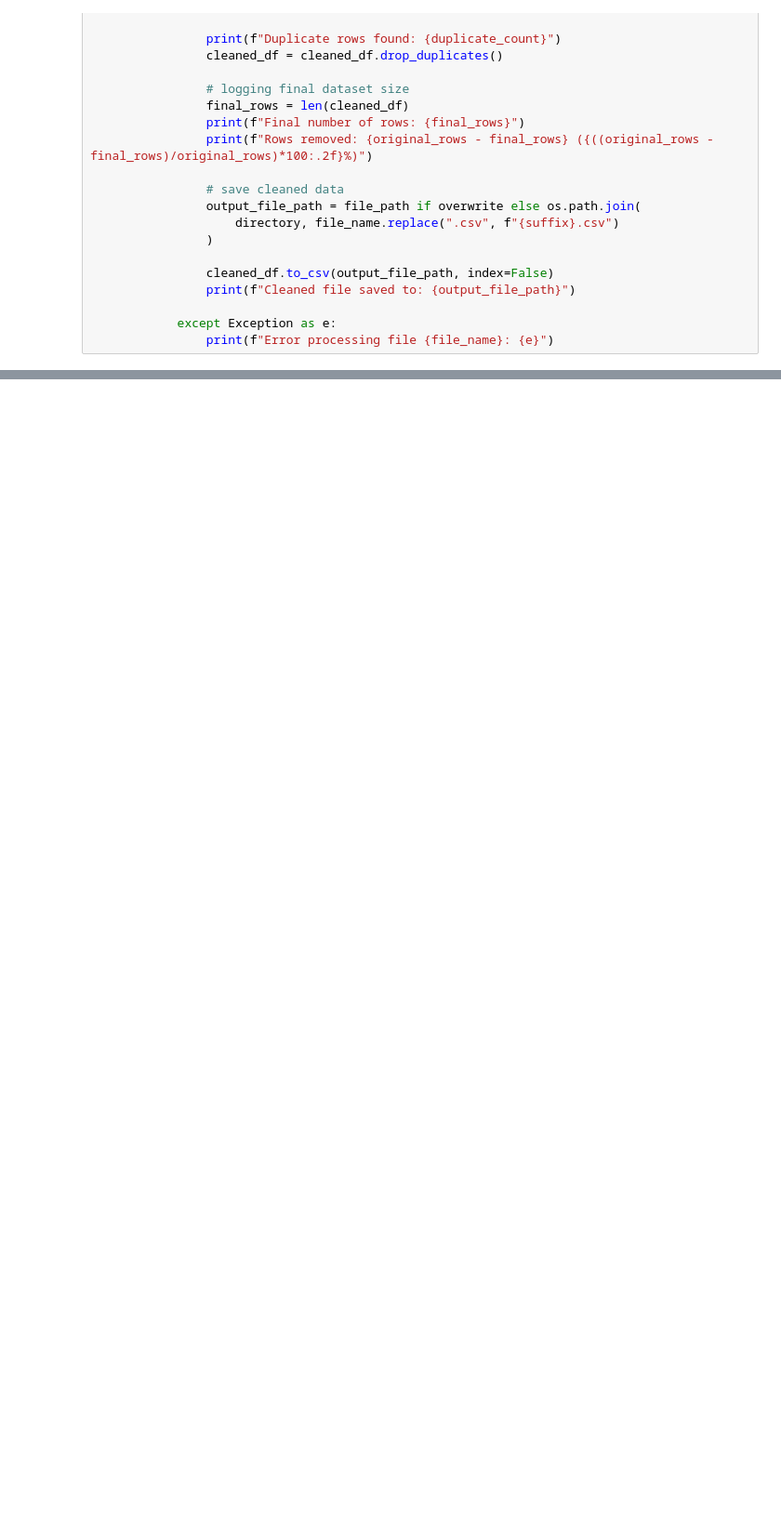
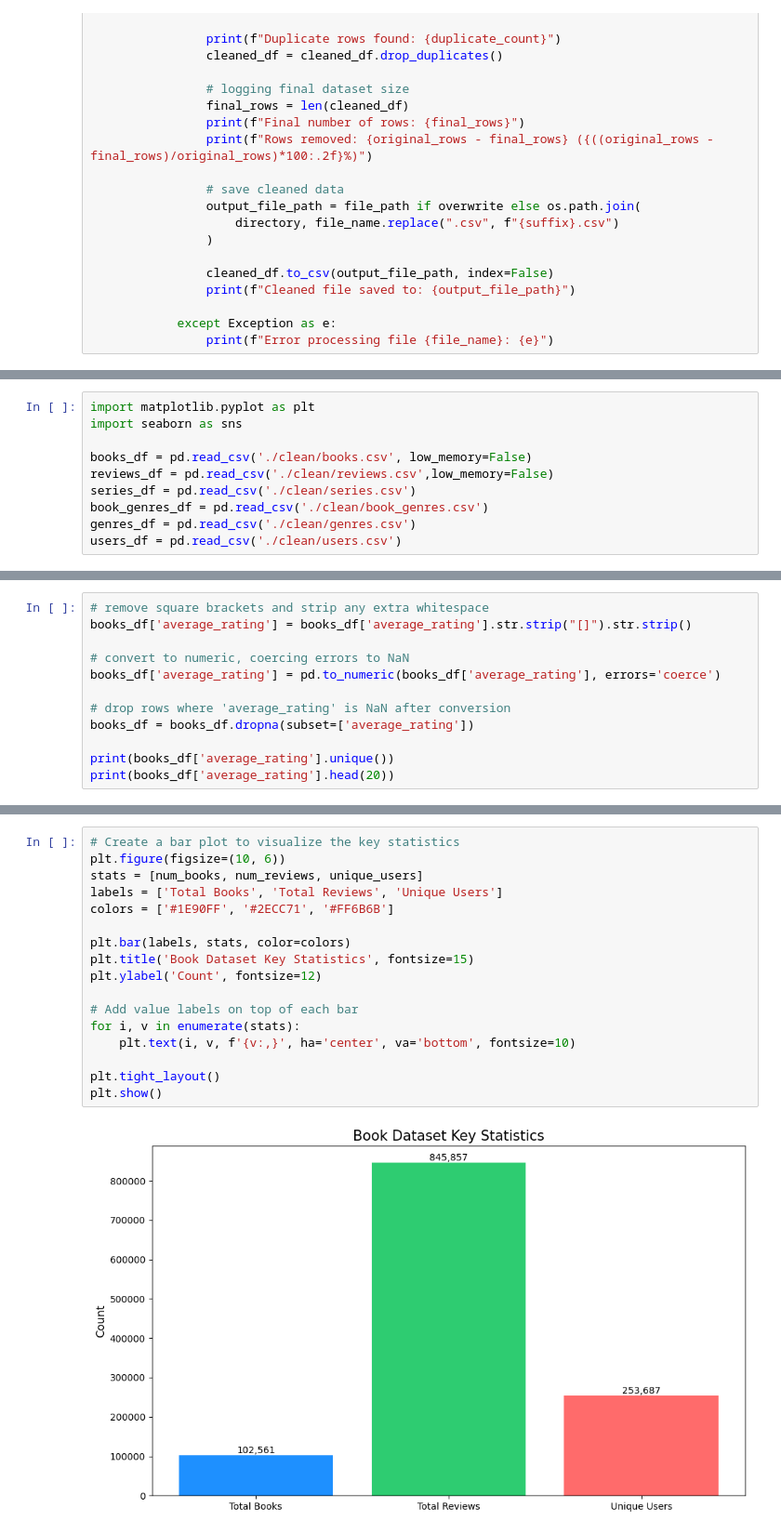
Before and after one commit to hwangisgone/book-rec-2, a Jupyter notebook: data-pipeline/clean_data.ipynb, the cells around one changed output, grey strips where cells are left out. Shown at 93% size. Drawn from its saved outputs; the diff is of its cells as text; blank space fills up the shorter version.

```diff
--- a/data-pipeline/clean_data.ipynb
+++ b/data-pipeline/clean_data.ipynb
@@ -500,3 +452,13 @@ Duplicate rows found: 0
 Final number of rows: 5949
 Rows removed: 0 (0.00%)
 Cleaned file saved to: ./clean/series.csv
+# %%
+import matplotlib.pyplot as plt
+import seaborn as sns
+
+books_df = pd.read_csv('./clean/books.csv', low_memory=False)
+reviews_df = pd.read_csv('./clean/reviews.csv',low_memory=False)
+series_df = pd.read_csv('./clean/series.csv')
+book_genres_df = pd.read_csv('./clean/book_genres.csv')
+genres_df = pd.read_csv('./clean/genres.csv')
+users_df = pd.read_csv('./clean/users.csv')
@@ -502,0 +486,12 @@ Cleaned file saved to: ./clean/series.csv
+# %%
+# remove square brackets and strip any extra whitespace
+books_df['average_rating'] = books_df['average_rating'].str.strip("[]").str.strip()
+
+# convert to numeric, coercing errors to NaN
+books_df['average_rating'] = pd.to_numeric(books_df['average_rating'], errors='coerce')
+
+# drop rows where 'average_rating' is NaN after conversion
+books_df = books_df.dropna(subset=['average_rating'])
+
+print(books_df['average_rating'].unique())
+print(books_df['average_rating'].head(20))
@@ -581,0 +535,19 @@ plt.show()
+# %%
+# Create a bar plot to visualize the key statistics
+plt.figure(figsize=(10, 6))
+stats = [num_books, num_reviews, unique_users]
+labels = ['Total Books', 'Total Reviews', 'Unique Users']
+colors = ['#1E90FF', '#2ECC71', '#FF6B6B']
+
+plt.bar(labels, stats, color=colors)
+plt.title('Book Dataset Key Statistics', fontsize=15)
+plt.ylabel('Count', fontsize=12)
+
+# Add value labels on top of each bar
+for i, v in enumerate(stats):
+    plt.text(i, v, f'{v:,}', ha='center', va='bottom', fontsize=10)
+
+plt.tight_layout()
+plt.show()
+# %% [output]
+[figure, added]
```
Also changed, not shown: parts of 33 cells of this notebook.
